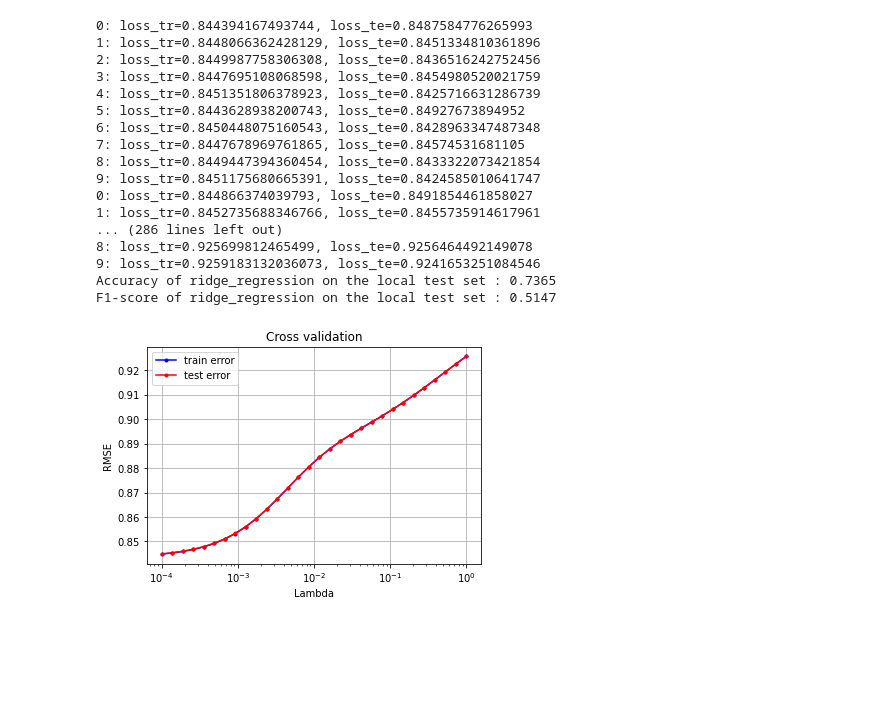
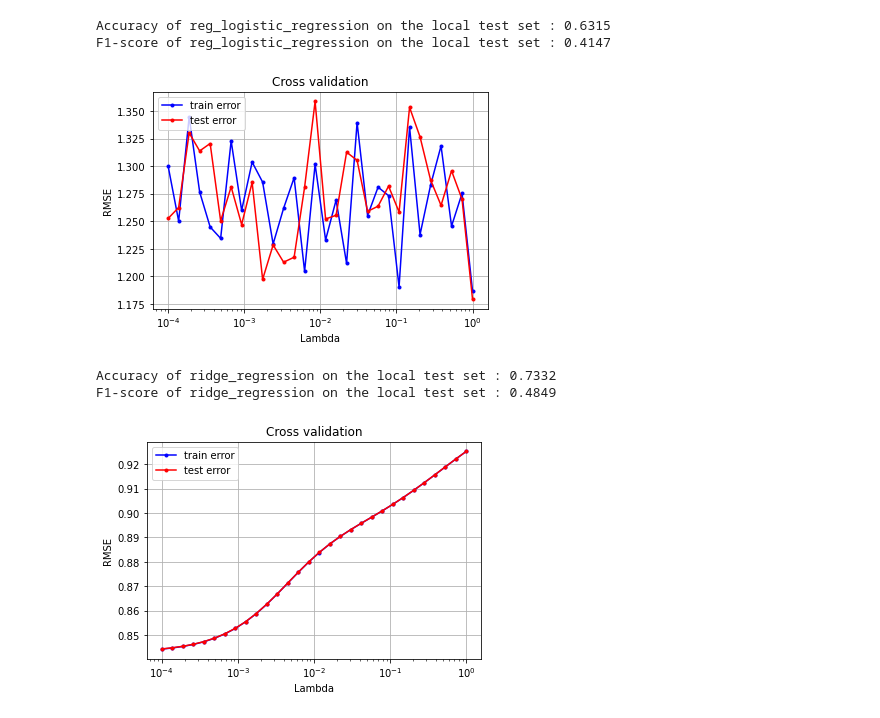
Before and after one commit to CS-433/ml-project-1-teamphilippe, a Jupyter notebook: project1_logistic_regression.ipynb, the cells around one changed output. Cells and saved outputs as stored; diff of their text form; code cells hidden in the pictures; blank space fills up the shorter version.

```diff
--- a/project1_logistic_regression.ipynb
+++ b/project1_logistic_regression.ipynb
@@ -13,26 +10,17 @@ data_path = "data/train.csv"
 # %%
 y, x, ids = load_csv_data(data_path, sub_sample=False)
 # %%
-acc_local_test, f1_local, w_best = run_experiment(y, x, 'ridge_regression', 4564, 0.8)
+acc_local_test, f1_local, w_best = run_experiment(y, x, 'reg_logistic_regression', seed=4564, ratio_split_tr=0.8)
 # %% [output]
-0: loss_tr=0.844394167493744, loss_te=0.8487584776265993
-1: loss_tr=0.8448066362428129, loss_te=0.8451334810361896
-2: loss_tr=0.8449987758306308, loss_te=0.8436516242752456
-3: loss_tr=0.8447695108068598, loss_te=0.8454980520021759
-4: loss_tr=0.8451351806378923, loss_te=0.8425716631286739
-5: loss_tr=0.8443628938200743, loss_te=0.84927673894952
-6: loss_tr=0.8450448075160543, loss_te=0.8428963347487348
-7: loss_tr=0.8447678969761865, loss_te=0.84574531681105
-8: loss_tr=0.8449447394360454, loss_te=0.8433322073421854
-9: loss_tr=0.8451175680665391, loss_te=0.8424585010641747
-0: loss_tr=0.844866374039793, loss_te=0.8491854461858027
-1: loss_tr=0.8452735688346766, loss_te=0.8455735914617961
-... (286 lines left out)
-8: loss_tr=0.925699812465499, loss_te=0.9256464492149078
-9: loss_tr=0.9259183132036073, loss_te=0.9241653251084546
-Accuracy of ridge_regression on the local test set : 0.7365
-F1-score of ridge_regression on the local test set : 0.5147
+Accuracy of reg_logistic_regression on the local test set : 0.6315
+F1-score of reg_logistic_regression on the local test set : 0.4147
-[figure, old version]
+[figure, new version]
+# %%
+acc_local_test, f1_local, w_best = run_experiment(y, x, 'ridge_regression', seed=4564, ratio_split_tr=0.99)
+# %% [output]
+Accuracy of ridge_regression on the local test set : 0.7332
+F1-score of ridge_regression on the local test set : 0.4849
+[figure, added]
 # %%
 test_path = 'data/test.csv'
 
```
Also changed, not shown: parts of 1 cell of this notebook, 4 other files.
